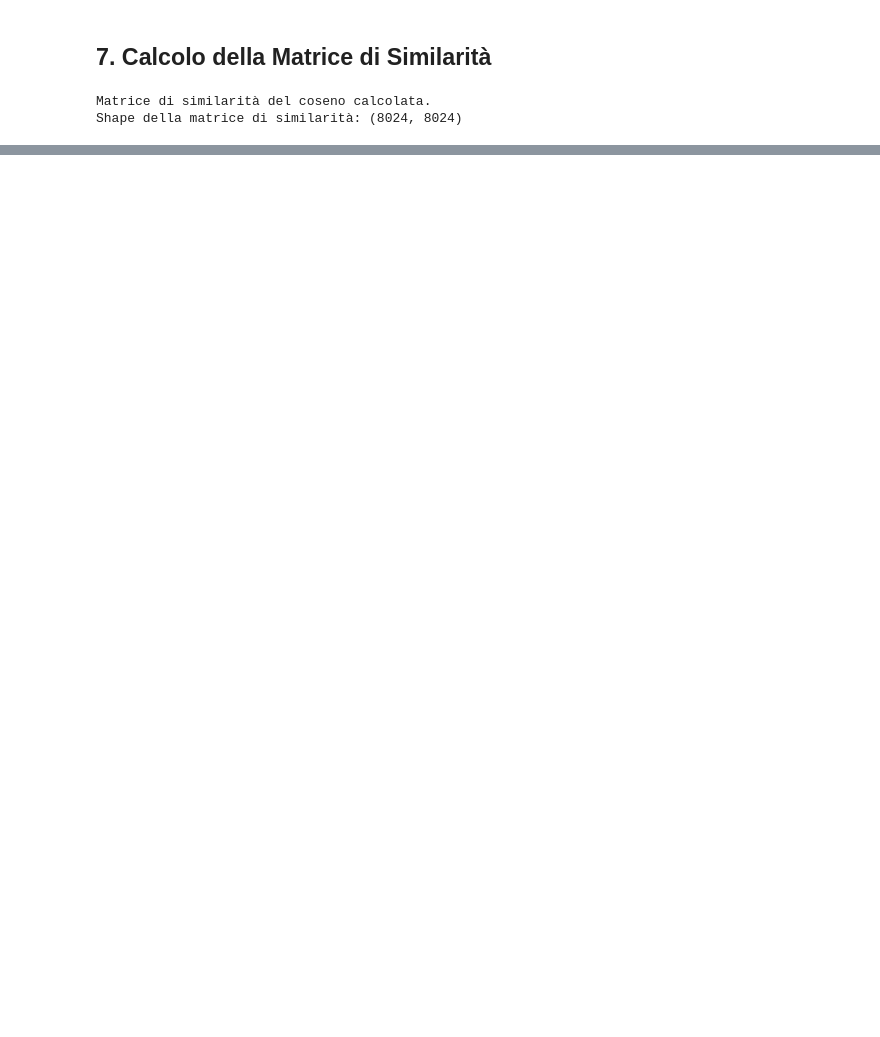
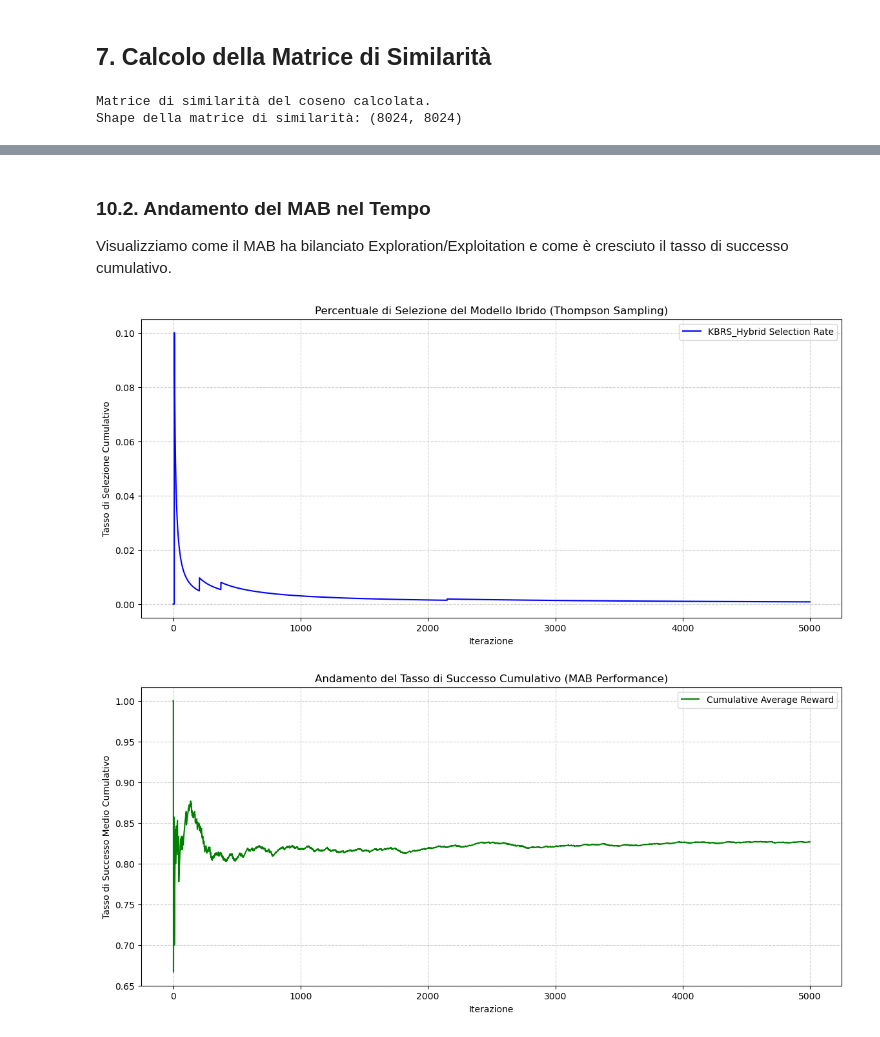
Before and after one commit to marcellorussox/CineWisdom, a Jupyter notebook: kbrs.ipynb, the cells around one changed output, grey strips where cells are left out. Saved outputs shown, nothing was run; the diff lists cells and outputs as text; code cells hidden in the pictures; blank space fills up the shorter version.

Commit message:
avanzamento dello stato del notebook, manca valutazione

```diff
--- a/kbrs.ipynb
+++ b/kbrs.ipynb
@@ -155,6 +162,7 @@ normalized_data= None
 
 if cleaned_df is not None:
     normalized_data = normalize_movie_data_parallel(cleaned_df)
-    print(normalized_data.shape)
+    print("Shape del catalogo normalizzato (one-hot):", normalized_data.shape)
 
-    normalized_ratings = normalize_ratings_data(ratings_df)
+    # Nota: normalize_ratings_data non è più necessario in quanto usiamo i rating grezzi
+    # per il KBRS ibrido e la simulazione.
@@ -258,0 +204,25 @@ Raccomandazioni ottimizzate per l'utente 279:
+# %%
+# 8.1. Definizione dei Modelli Candidati (Bracci del Bandit)
+candidate_models = ["KBRS_Hybrid", "Popularity_Baseline"]
+
+# 8.2. Inizializzazione del MAB Manager
+mab_manager = MABManager(recommender_models=candidate_models)
+
+# 8.3. Inizializzazione KBRS e parametri
+kbrs = KBRS(unique_movie_catalog)
+movie_ids_series = compressed_df['movieId']
+POPULARITY_N = 10 # Numero di raccomandazioni da generare
+
+print(f"MAB Manager inizializzato con {len(mab_manager.recommender_models)} bracci: {mab_manager.recommender_models}")
+print(f"Inizializzazione MABSimulator...")
+
+# 8.4. Inizializzazione del MAB Simulator
+mab_simulator = MABSimulator(
+    mab_manager=mab_manager,
+    ratings_df=ratings_df,
+    kbrs=kbrs,
+    cosine_sim_matrix=cosine_sim_matrix,
+    movie_ids_series=movie_ids_series,
+    cleaned_df=cleaned_df,
+    popularity_n_recommendations=POPULARITY_N
+)
@@ -258,0 +236,11 @@ Raccomandazioni ottimizzate per l'utente 279:
+# %%
+N_ITERATIONS = 5000 # Numero di interazioni MAB da simulare
+
+# Esecuzione della simulazione e salvataggio della storia
+history_df = mab_simulator.run_simulation(N_ITERATIONS)
+
+print(f"\nSimulazione MAB completata in {N_ITERATIONS} iterazioni.")
+display(history_df.head())
+
+# Salvataggio dei dati storici per la valutazione futura
+history_df.to_csv("data/processed/mab_history.csv", index=False)
@@ -258,0 +275,9 @@ Raccomandazioni ottimizzate per l'utente 279:
+# %% [markdown]
+### 10.2. Andamento del MAB nel Tempo
+Visualizziamo come il MAB ha bilanciato Exploration/Exploitation e come è cresciuto il tasso di successo cumulativo.
+# %%
+# Chiama la funzione di plotting, specificando che vogliamo tracciare 'KBRS_Hybrid'
+plot_mab_performance(history_df, model_name_to_track="KBRS_Hybrid")
+# %% [output]
+[figure, added]
+[figure, added]
```
Also changed, not shown: parts of 16 cells of this notebook.
